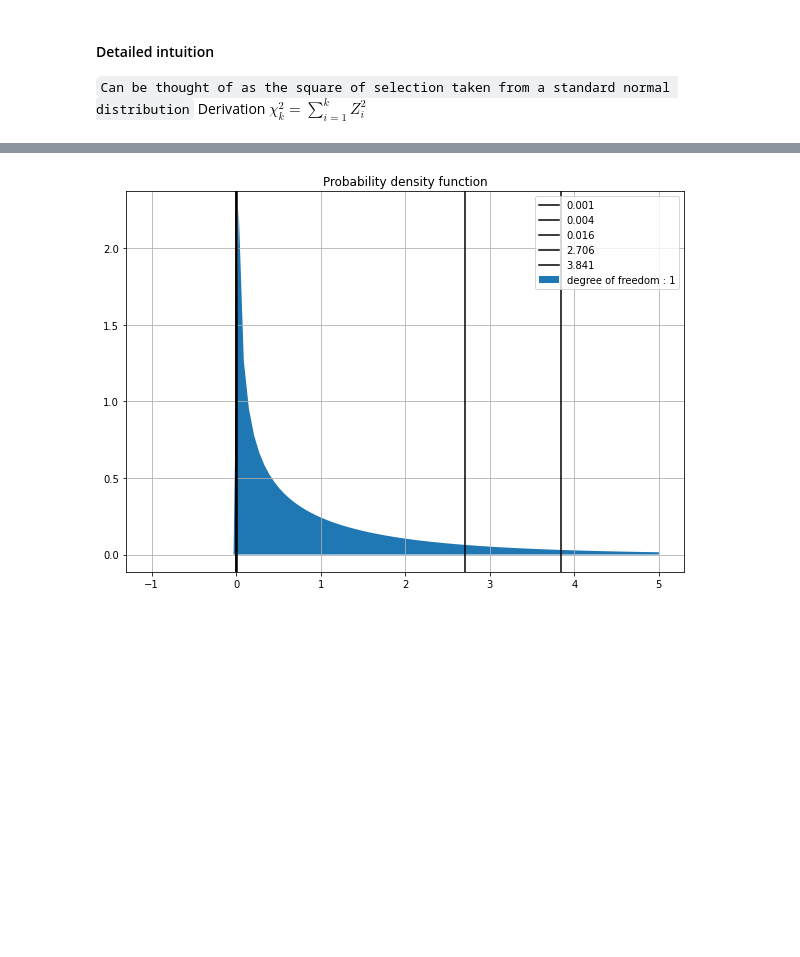
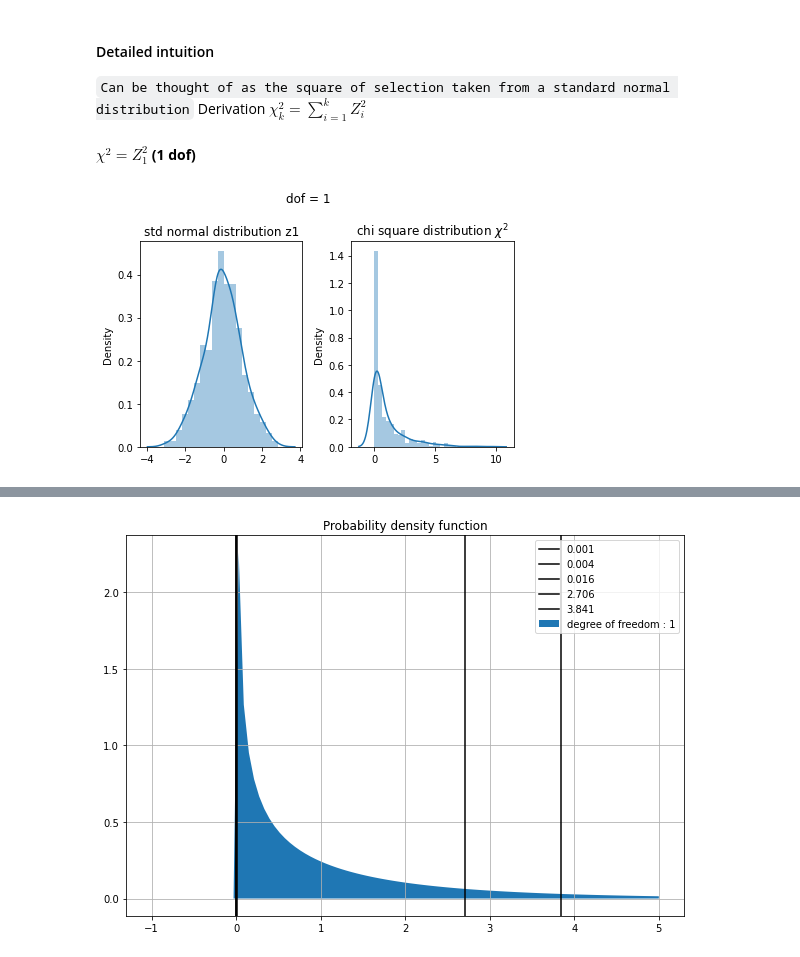
Before and after one commit to NishantBaheti/MachineLearningExploration, a Jupyter notebook: PracticalStatistics/Distributions.ipynb, the cells around one changed output, grey strips where cells are left out. Saved outputs shown, nothing was run; the diff lists cells and outputs as text; code cells hidden in the pictures; blank space fills up the shorter version.

```diff
--- a/PracticalStatistics/Distributions.ipynb
+++ b/PracticalStatistics/Distributions.ipynb
@@ -514,3 +517,23 @@ Gamma func $\Gamma(x)=(x-1)!$
 
 `Can be thought of as the square of selection taken from a standard normal distribution`
 Derivation $\chi_k^2 = \sum_{i=1}^k Z_i^2$
+# %% [markdown]
+**$\chi^2 = Z_1^2$ (1 dof)**
+# %%
+z1 = np.random.normal(size=500)
+
+X1 = z1**2
+
+fig,ax = plt.subplots(1,2)
+
+sns.distplot(z1,ax=ax[0])
+ax[0].set_title("std normal distribution z1")
+
+sns.distplot(X1,ax=ax[1])
+ax[1].set_title("chi square distribution $\chi^2$")
+
+fig.suptitle("dof = 1")
+plt.tight_layout()
+plt.show()
+# %% [output]
+[figure, added]
```
Also changed, not shown: parts of 14 cells of this notebook.
